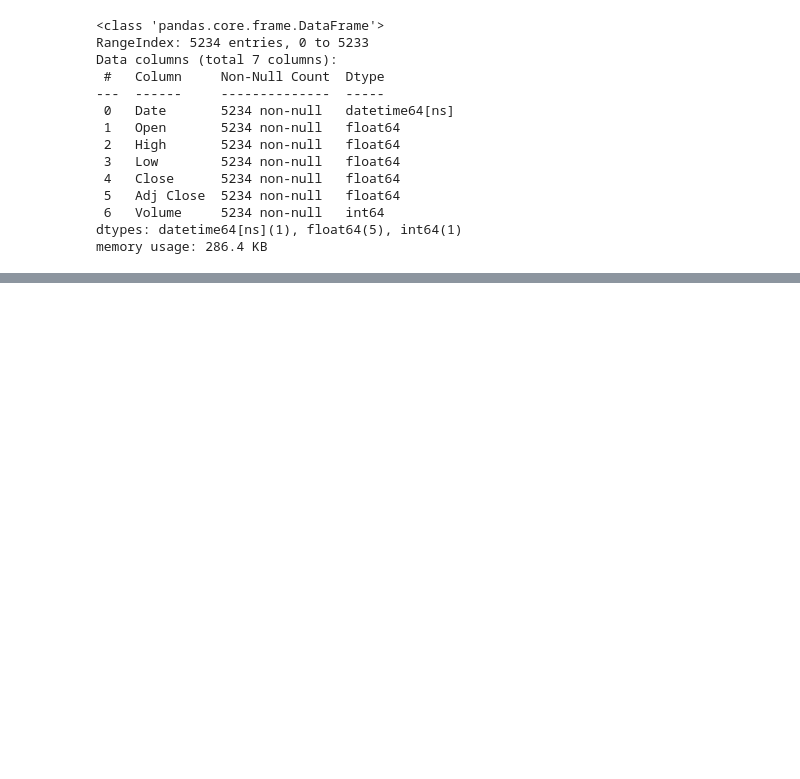
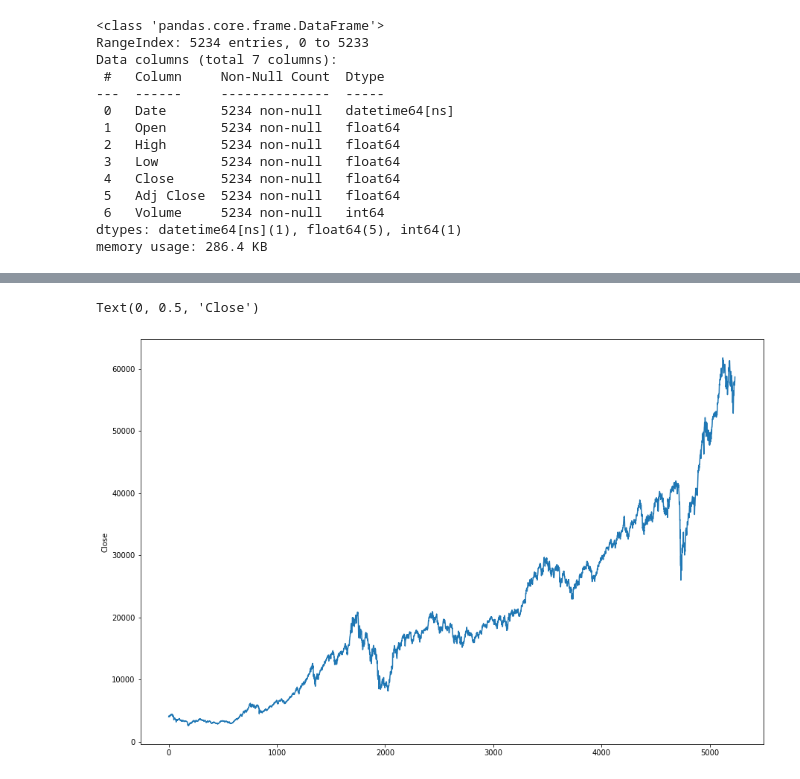
Before and after one commit to chaitsugale/Stock-Market-Prediction-The-Spark-Foundation-, a Jupyter notebook: Stock_Market_Prediction_Using_Numerical_and_Textual_Analysis(The_Spark_Foundation).ipynb, the cells around one changed output, grey strips where cells are left out. Saved outputs shown, nothing was run; the diff lists cells and outputs as text; code cells hidden in the pictures; blank space fills up the shorter version.

```diff
--- a/Stock_Market_Prediction_Using_Numerical_and_Textual_Analysis(The_Spark_Foundation).ipynb
+++ b/Stock_Market_Prediction_Using_Numerical_and_Textual_Analysis(The_Spark_Foundation).ipynb
@@ -187,0 +188,7 @@ bse_stock_weekly_moving_avg(70,bse_data).plot()
+# %%
+plt.figure(figsize=(15, 10))
+bse_data['Close'].plot()
+plt.ylabel('Close')
+# %% [output]
+Text(0, 0.5, 'Close')
+[figure, added]
```
Also changed, not shown: parts of 5 cells of this notebook.
